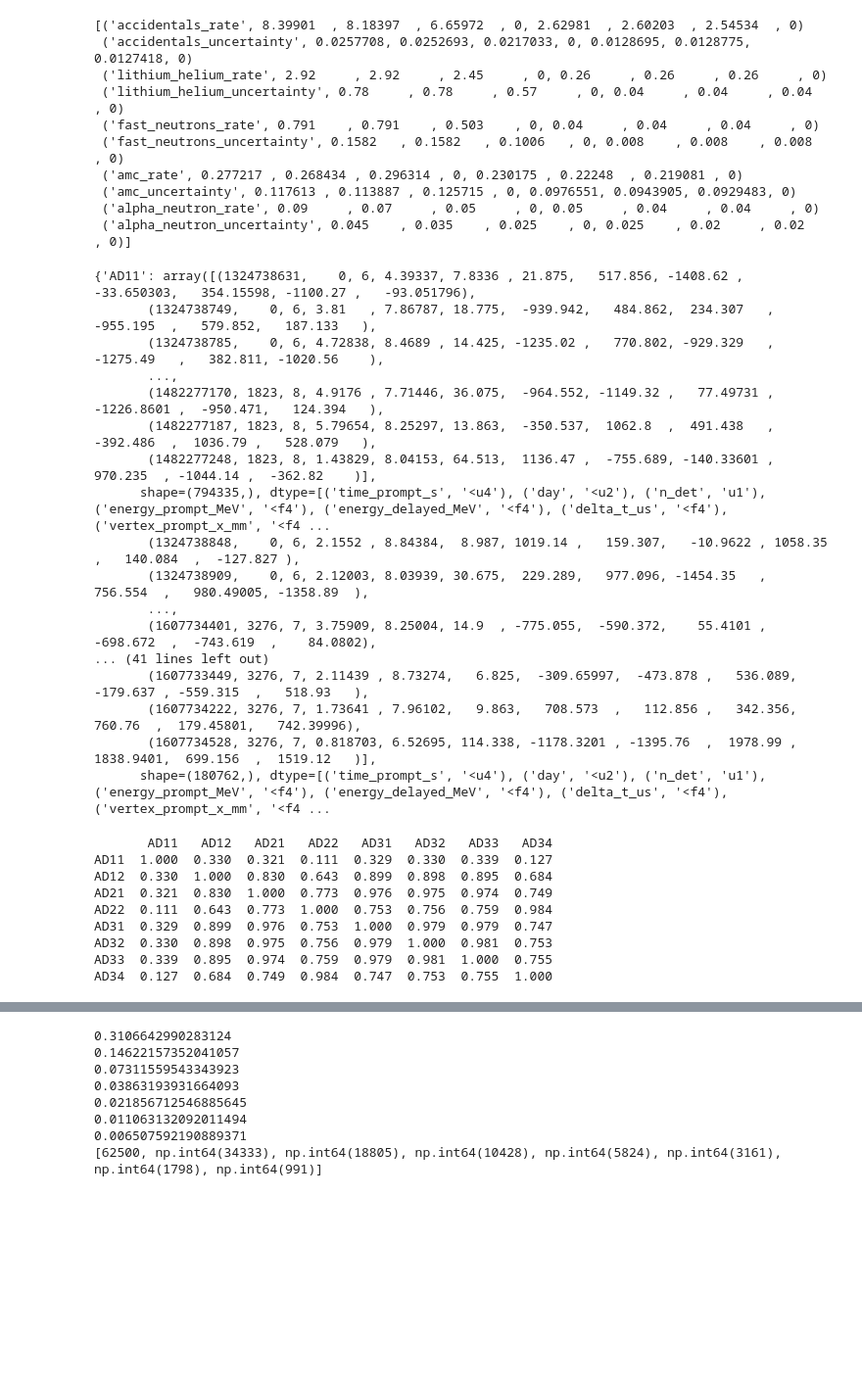
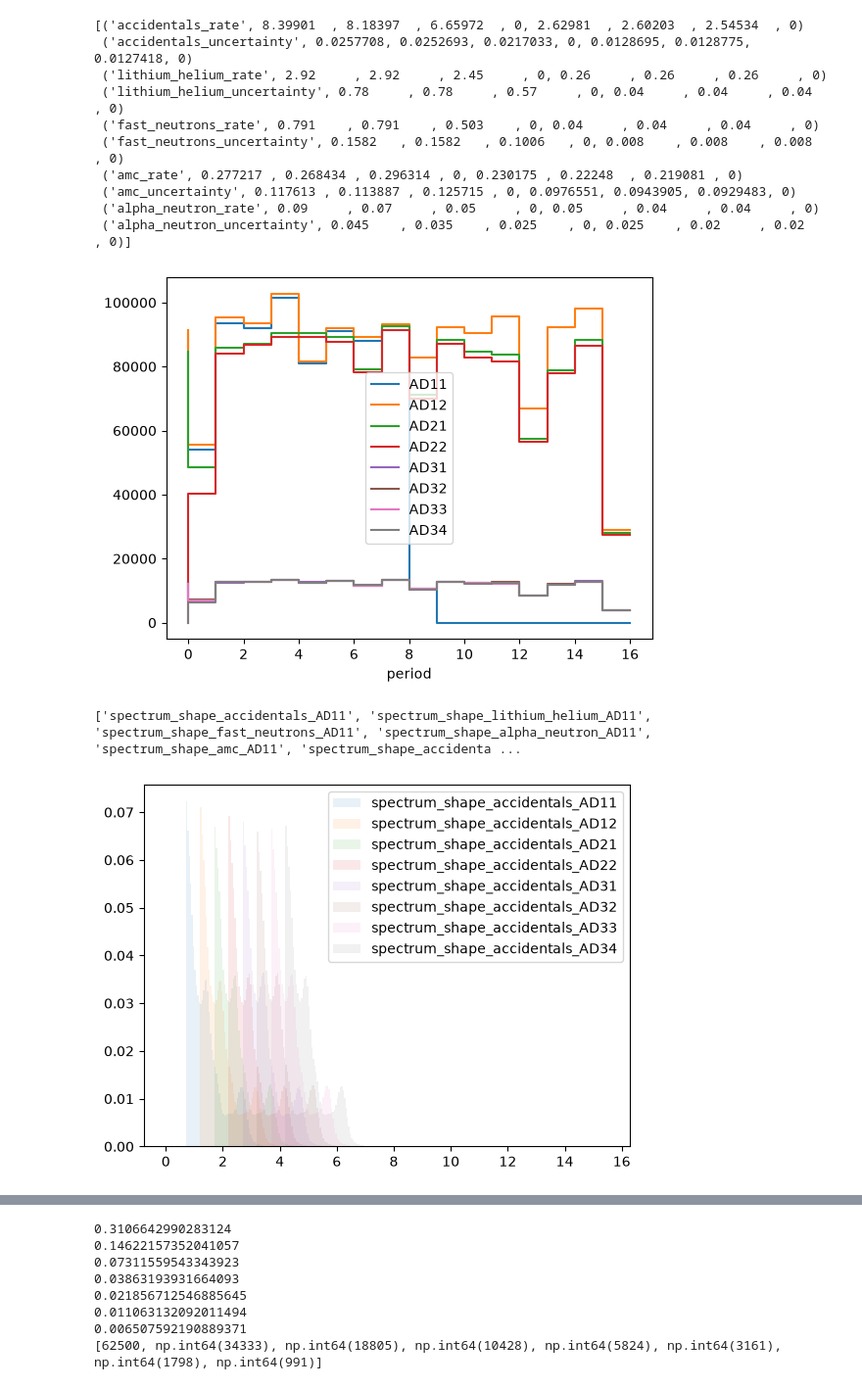
Before and after one commit to sysctlain/prog-sems, a Jupyter notebook: daya.ipynb, the cells around one changed output, grey strips where cells are left out. Shown at 98% size. Saved outputs shown, nothing was run; the diff lists cells and outputs as text; code cells hidden in the pictures; blank space fills up the shorter version.

```diff
--- a/daya.ipynb
+++ b/daya.ipynb
@@ -29,25 +29,7 @@ for detector in detectors:
     events[detector] = data["events"]
     data.close()
 
-print(events)
+# print(events)
-# %% [output]
-{'AD11': array([(1324738631,    0, 6, 4.39337, 7.8336 , 21.875,   517.856, -1408.62 ,  -33.650303,   354.15598, -1100.27 ,   -93.051796),
-       (1324738749,    0, 6, 3.81   , 7.86787, 18.775,  -939.942,   484.862,  234.307   ,  -955.195  ,   579.852,   187.133   ),
-       (1324738785,    0, 6, 4.72838, 8.4689 , 14.425, -1235.02 ,   770.802, -929.329   , -1275.49   ,   382.811, -1020.56    ),
-       ...,
-       (1482277170, 1823, 8, 4.9176 , 7.71446, 36.075,  -964.552, -1149.32 ,   77.49731 , -1226.8601 ,  -950.471,   124.394   ),
-       (1482277187, 1823, 8, 5.79654, 8.25297, 13.863,  -350.537,  1062.8  ,  491.438   ,  -392.486  ,  1036.79 ,   528.079   ),
-       (1482277248, 1823, 8, 1.43829, 8.04153, 64.513,  1136.47 ,  -755.689, -140.33601 ,   970.235  , -1044.14 ,  -362.82    )],
-      shape=(794335,), dtype=[('time_prompt_s', '<u4'), ('day', '<u2'), ('n_det', 'u1'), ('energy_prompt_MeV', '<f4'), ('energy_delayed_MeV', '<f4'), ('delta_t_us', '<f4'), ('vertex_prompt_x_mm', '<f4 ...
-       (1324738848,    0, 6, 2.1552 , 8.84384,  8.987, 1019.14 ,   159.307,   -10.9622 , 1058.35   ,   140.084  ,  -127.827 ),
-       (1324738909,    0, 6, 2.12003, 8.03939, 30.675,  229.289,   977.096, -1454.35   ,  756.554  ,   980.49005, -1358.89  ),
-       ...,
-       (1607734401, 3276, 7, 3.75909, 8.25004, 14.9  , -775.055,  -590.372,    55.4101 , -698.672  ,  -743.619  ,    84.0802),
-... (41 lines left out)
-       (1607733449, 3276, 7, 2.11439 , 8.73274,   6.825,  -309.65997,  -473.878 ,   536.089,  -179.637 , -559.315  ,   518.93   ),
-       (1607734222, 3276, 7, 1.73641 , 7.96102,   9.863,   708.573  ,   112.856 ,   342.356,   760.76  ,  179.45801,   742.39996),
-       (1607734528, 3276, 7, 0.818703, 6.52695, 114.338, -1178.3201 , -1395.76  ,  1978.99 ,  1838.9401,  699.156  ,  1519.12   )],
-      shape=(180762,), dtype=[('time_prompt_s', '<u4'), ('day', '<u2'), ('n_det', 'u1'), ('energy_prompt_MeV', '<f4'), ('energy_delayed_MeV', '<f4'), ('delta_t_us', '<f4'), ('vertex_prompt_x_mm', '<f4 ...
 # %%
 def count_events_by_period(events, n_days=7):
     n_periods = max(
@@ -69,48 +51,55 @@ monthly_counts = count_events_by_period(events, n_days=30)
 # %%
 import pandas as pd
 
 
-def analyze_correlations(events, n_days=7):
+def analyze_correlations(events, n_days=200):
     detectors = list(events)
 
     max_period = max(
         int(data["day"].max() // n_days)
         for data in events.values()
     )
 
     counts = pd.DataFrame(
         0,
         index=pd.RangeIndex(max_period + 1, name="period"),
         columns=detectors,
         dtype=int,
     )
 
     for detector, data in events.items():
         periods, numbers = np.unique(
             (data["day"] // n_days).astype(int),
             return_counts=True,
         )
         counts.loc[periods, detector] = numbers
 
-    pearson = pd.DataFrame(
-        np.corrcoef(counts.to_numpy(), rowvar=False),
-        index=detectors,
-        columns=detectors,
-    )
+    counts.plot(drawstyle="steps")
 
-    return pearson
-
-
-pearson = analyze_correlations(events, n_days=7)
-
-print(pearson.round(3))
+analyze_correlations(events)
 # %% [output]
-       AD11   AD12   AD21   AD22   AD31   AD32   AD33   AD34
-AD11  1.000  0.330  0.321  0.111  0.329  0.330  0.339  0.127
-AD12  0.330  1.000  0.830  0.643  0.899  0.898  0.895  0.684
-AD21  0.321  0.830  1.000  0.773  0.976  0.975  0.974  0.749
-AD22  0.111  0.643  0.773  1.000  0.753  0.756  0.759  0.984
-AD31  0.329  0.899  0.976  0.753  1.000  0.979  0.979  0.747
-AD32  0.330  0.898  0.975  0.756  0.979  1.000  0.981  0.753
-AD33  0.339  0.895  0.974  0.759  0.979  0.981  1.000  0.755
-AD34  0.127  0.684  0.749  0.984  0.747  0.753  0.755  1.000
+[figure, added]
+# %%
+
+data = np.load("dayabay_analysis_dataset_npz_1-0-0/npz/dayabay_dataset/dayabay_background_spectra_8AD.npz", allow_pickle=True)
+print(data.files)
+# %% [output]
+['spectrum_shape_accidentals_AD11', 'spectrum_shape_lithium_helium_AD11', 'spectrum_shape_fast_neutrons_AD11', 'spectrum_shape_alpha_neutron_AD11', 'spectrum_shape_amc_AD11', 'spectrum_shape_accidenta ...
+# %%
+data = np.load("dayabay_analysis_dataset_npz_1-0-0/npz/dayabay_dataset/dayabay_background_spectra_8AD.npz", allow_pickle=True)
+
+detectors = ["AD11", "AD12", "AD21", "AD22", "AD31", "AD32", "AD33", "AD34"]
+for i, detector in enumerate(detectors):
+        name = f"spectrum_shape_accidentals_{detector}"
+        arr = data[name]
+        left = arr[arr.dtype.names[0]]
+        right = arr[arr.dtype.names[1]]
+        counts = arr[arr.dtype.names[2]]
+
+        plt.bar(left + i/2, counts, width=right-left, align='edge', alpha=0.1, label=name)
+
+# plt.bar(arr[])
+plt.legend()
+plt.show()
+# %% [output]
+[figure, added]
```
Also changed, not shown: parts of 1 cell of this notebook, 2 other files.
